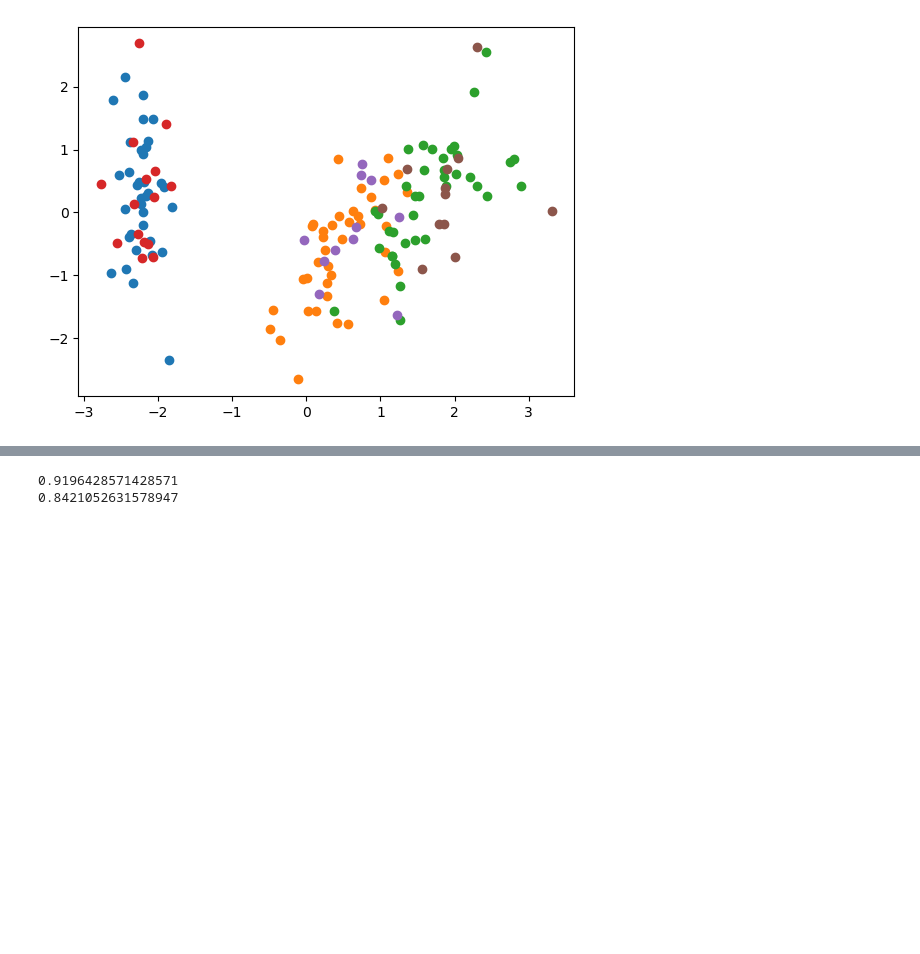
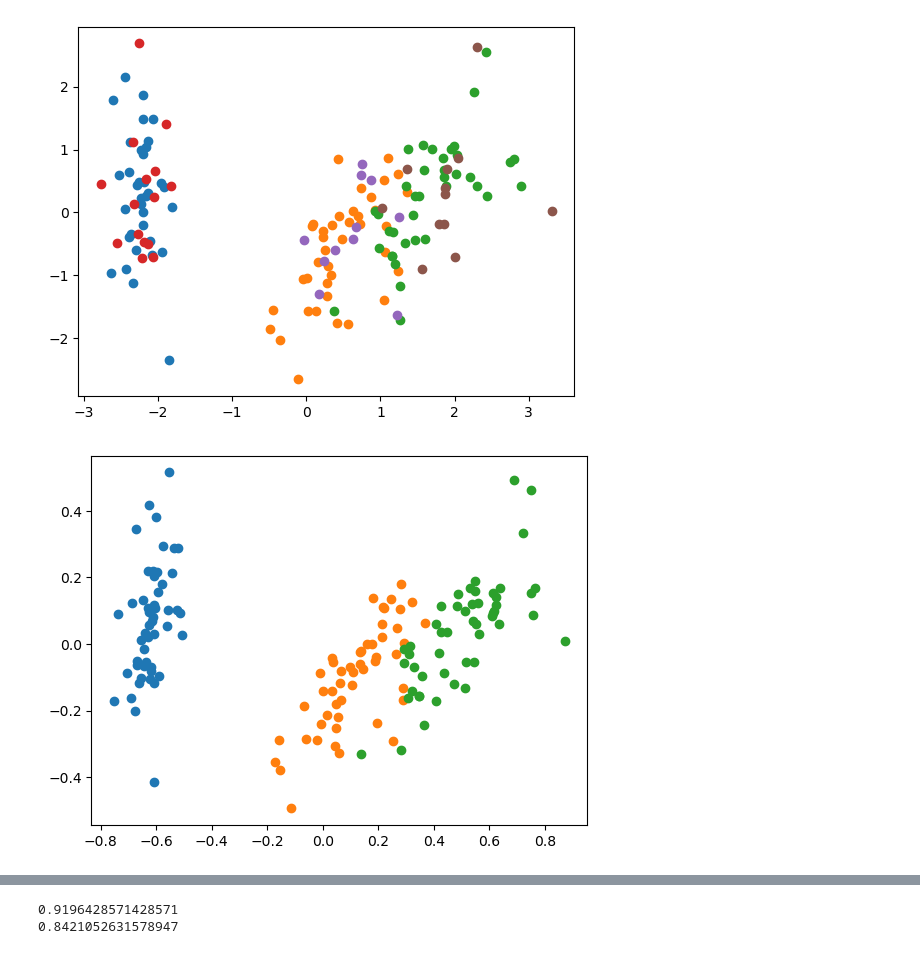
Before and after one commit to JINSUKO/Machin-Leaning-course-Practices, a Jupyter notebook: pratice_iris_data.ipynb, the cells around one changed output, grey strips where cells are left out. Drawn from its saved outputs; the diff is of its cells as text; code cells hidden in the pictures; blank space fills up the shorter version.

```diff
--- a/pratice_iris_data.ipynb
+++ b/pratice_iris_data.ipynb
@@ -170,0 +175,10 @@ X_train_scaled, X_test_scaled, y_train, y_test = train_test_split(X_scaled, y_ir
+# %%
+from sklearn.preprocessing import MinMaxScaler
+
+minmaxscaler = MinMaxScaler()
+
+minmaxscaler.fit(X_iris_str_column)
+
+X_minmax_scaled = minmaxscaler.transform(X_iris_str_column)
+
+X_minmax_scaled
@@ -294,3 +390,17 @@ plt.scatter(X_test_scaled_pca_d2_v2[y_test_v2 == 2][:, 0], X_test_scaled_pca_d2_
 plt.show()
 # %% [output]
 [figure]
+# %%
+# MinMaxScaler 데이터로 4차원 특성을 2차원으로 축소함
+
+pca = PCA(n_components=2)
+X_minmax_scaled_pca_d2 = pca.fit_transform(X_minmax_scaled, y_iris)
+
+plt.scatter(X_minmax_scaled_pca_d2[:, 0][y_iris==0], X_minmax_scaled_pca_d2[:, 1][y_iris==0])
+plt.scatter(X_minmax_scaled_pca_d2[:, 0][y_iris==1], X_minmax_scaled_pca_d2[:, 1][y_iris==1])
+plt.scatter(X_minmax_scaled_pca_d2[:, 0][y_iris==2], X_minmax_scaled_pca_d2[:, 1][y_iris==2])
+plt.show()
+
+X_train_minmax_scaled_pca_d2 , X_test_minmax_scaled_pca_d2, y_train, y_test = train_test_split(X_minmax_scaled_pca_d2, y_iris, random_state=42)
+# %% [output]
+[figure, added]
```
Also changed, not shown: parts of 32 cells of this notebook.
